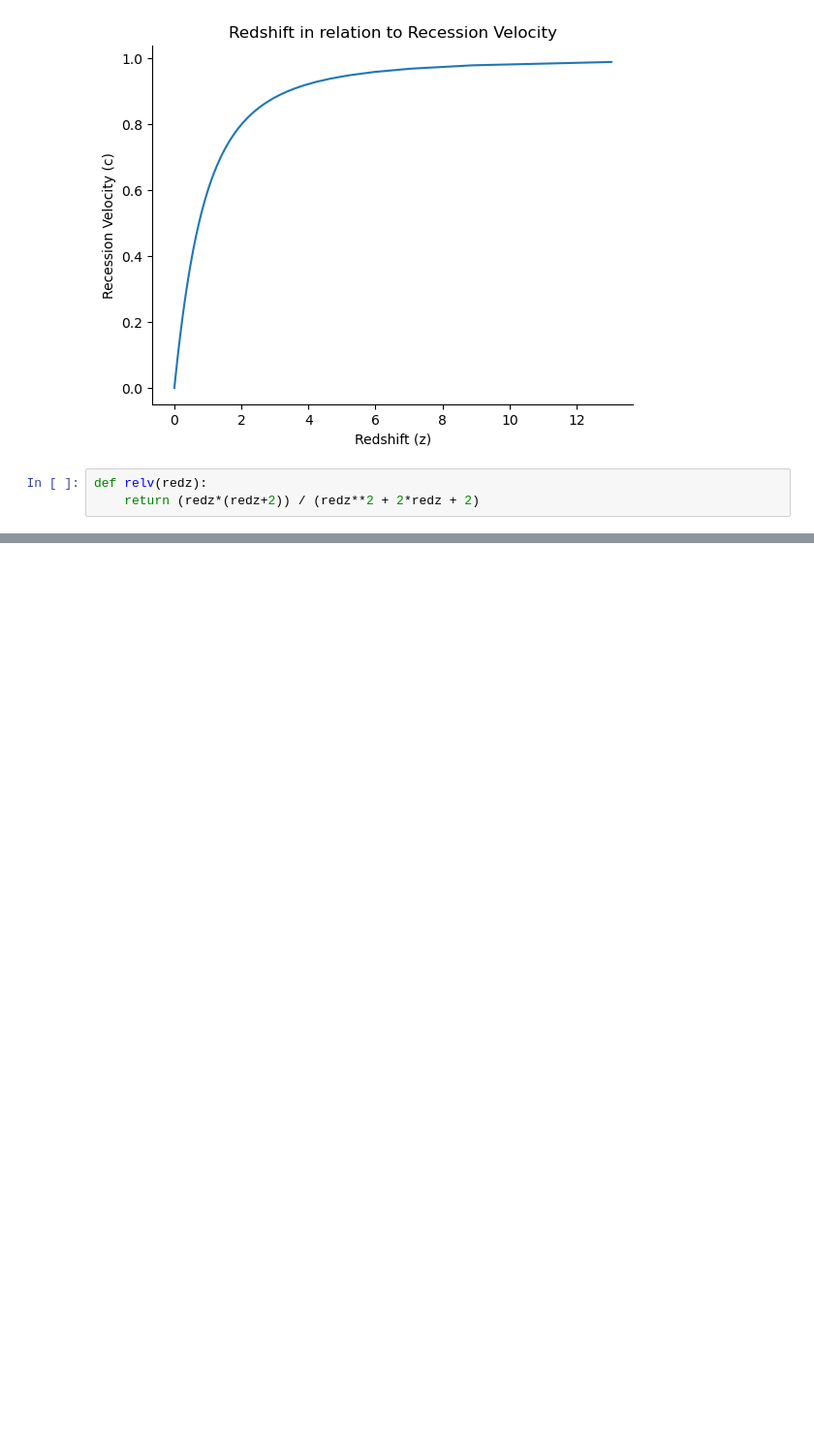
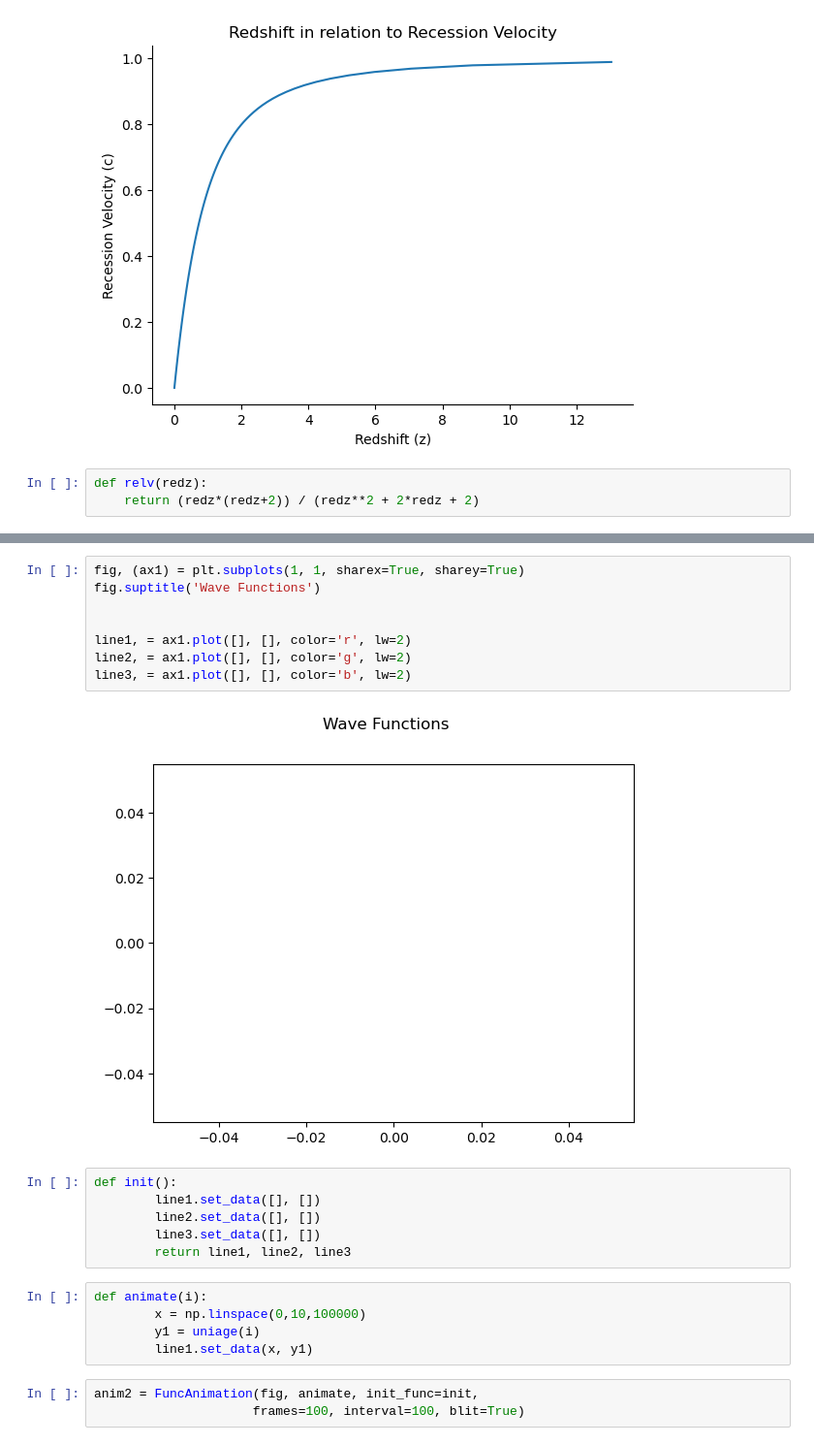
Before and after one commit to andrewjosephlehmann/AST121, a Jupyter notebook: AST121 Python Scripts/Schwarzchildradius.ipynb, the cells around one changed output, grey strips where cells are left out. Shown at 97% size. Cells and saved outputs as stored; diff of their text form; blank space fills up the shorter version.

```diff
--- a/AST121 Python Scripts/Schwarzchildradius.ipynb
+++ b/AST121 Python Scripts/Schwarzchildradius.ipynb
@@ -120,0 +188,24 @@ print(invzschwar(3))
+# %%
+fig, (ax1) = plt.subplots(1, 1, sharex=True, sharey=True)
+fig.suptitle('Wave Functions')
+
+
+line1, = ax1.plot([], [], color='r', lw=2)
+line2, = ax1.plot([], [], color='g', lw=2)
+line3, = ax1.plot([], [], color='b', lw=2)
+# %% [output]
+[figure, added]
+# %%
+def init():
+        line1.set_data([], [])
+        line2.set_data([], [])
+        line3.set_data([], [])
+        return line1, line2, line3
+# %%
+def animate(i):
+        x = np.linspace(0,10,100000)
+        y1 = uniage(i)
+        line1.set_data(x, y1)
+# %%
+anim2 = FuncAnimation(fig, animate, init_func=init,
+                     frames=100, interval=100, blit=True)
```
Also changed, not shown: parts of 17 cells of this notebook.
